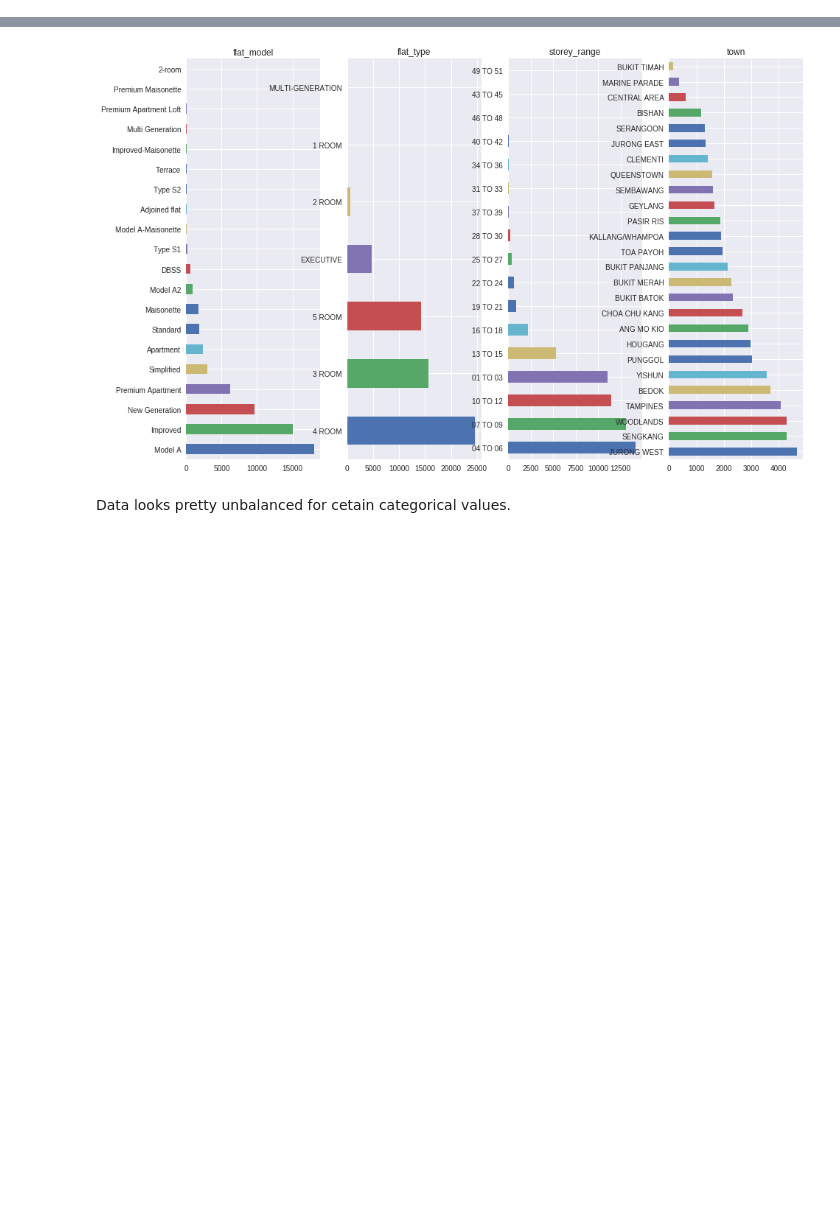
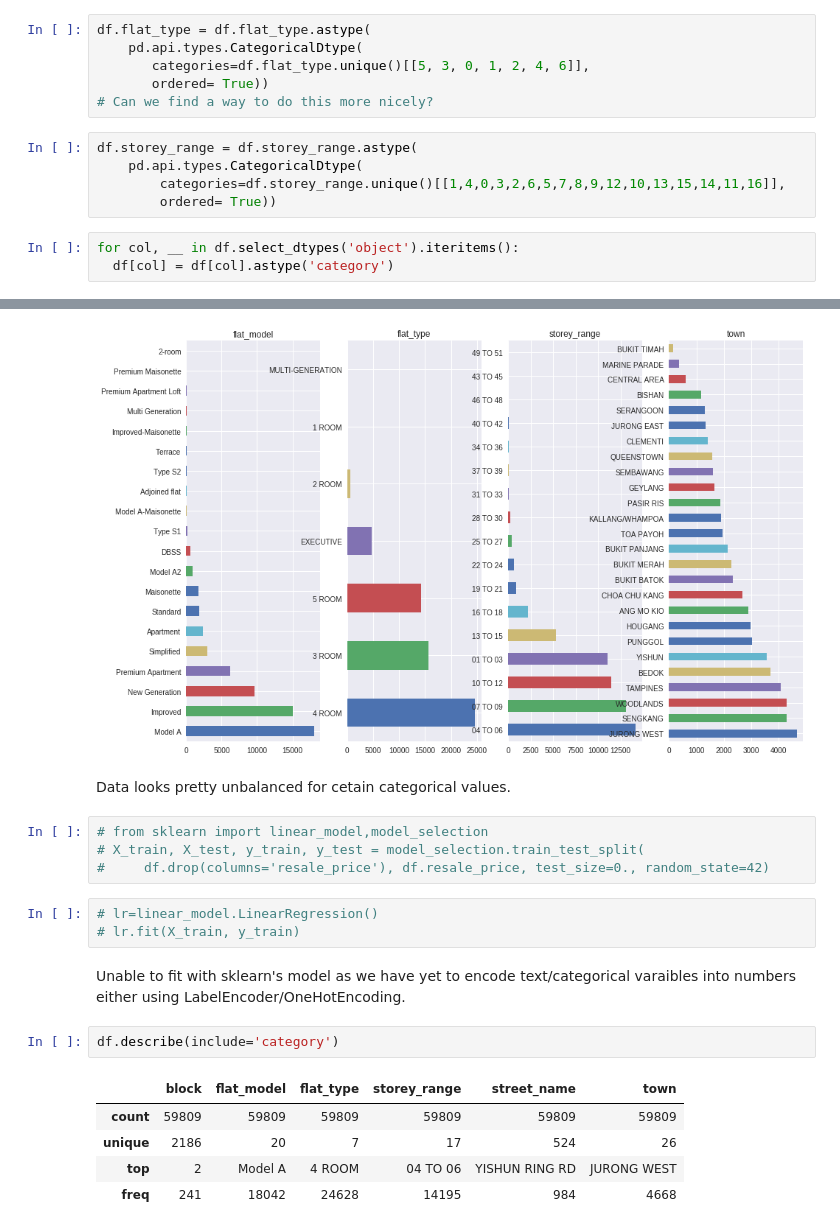
Before and after one commit to juzkev/HDB-Resale-Prices, a Jupyter notebook: HDB_Resale_Prices.ipynb, the cells around one changed output, grey strips where cells are left out. Cells and saved outputs as stored; diff of their text form; blank space fills up the shorter version.

Commit message:
Encoding for categorical

```diff
--- a/HDB_Resale_Prices.ipynb
+++ b/HDB_Resale_Prices.ipynb
@@ -45,4 +46,18 @@ for col in ('floor_area_sqm', 'remaining_lease', 'resale_price'):
 df['lease_commence_date'] = pd.to_datetime(df['lease_commence_date']).dt.floor('d')
 df['month'] = pd.to_datetime(df['month']).dt.floor('d')
 df.drop(columns='_id', inplace=True, errors='ignore')
+# %%
+df.flat_type = df.flat_type.astype(
+    pd.api.types.CategoricalDtype(
+       categories=df.flat_type.unique()[[5, 3, 0, 1, 2, 4, 6]],
+       ordered= True))
+# Can we find a way to do this more nicely?
+# %%
+df.storey_range = df.storey_range.astype(
+    pd.api.types.CategoricalDtype(
+        categories=df.storey_range.unique()[[1,4,0,3,2,6,5,7,8,9,12,10,13,15,14,11,16]],
+        ordered= True))
+# %%
+for col, __ in df.select_dtypes('object').iteritems():
+  df[col] = df[col].astype('category')
 # %%
@@ -110,3 +125,20 @@ for i, col in enumerate(cat_cols):
 [figure]
 # %% [markdown]
 Data looks pretty unbalanced for cetain categorical values.
+# %%
+# from sklearn import linear_model,model_selection
+# X_train, X_test, y_train, y_test = model_selection.train_test_split(
+#     df.drop(columns='resale_price'), df.resale_price, test_size=0., random_state=42)
+# %%
+# lr=linear_model.LinearRegression()
+# lr.fit(X_train, y_train)
+# %% [markdown]
+Unable to fit with sklearn's model as we have yet to encode text/categorical varaibles into numbers either using LabelEncoder/OneHotEncoding.
+# %%
+df.describe(include='category')
+# %% [output]
+|  | block | flat_model | flat_type | storey_range | street_name | town |
+| count | 59809 | 59809 | 59809 | 59809 | 59809 | 59809 |
+| unique | 2186 | 20 | 7 | 17 | 524 | 26 |
+| top | 2 | Model A | 4 ROOM | 04 TO 06 | YISHUN RING RD | JURONG WEST |
+| freq | 241 | 18042 | 24628 | 14195 | 984 | 4668 |
```
Also changed, not shown: parts of 7 cells of this notebook.
